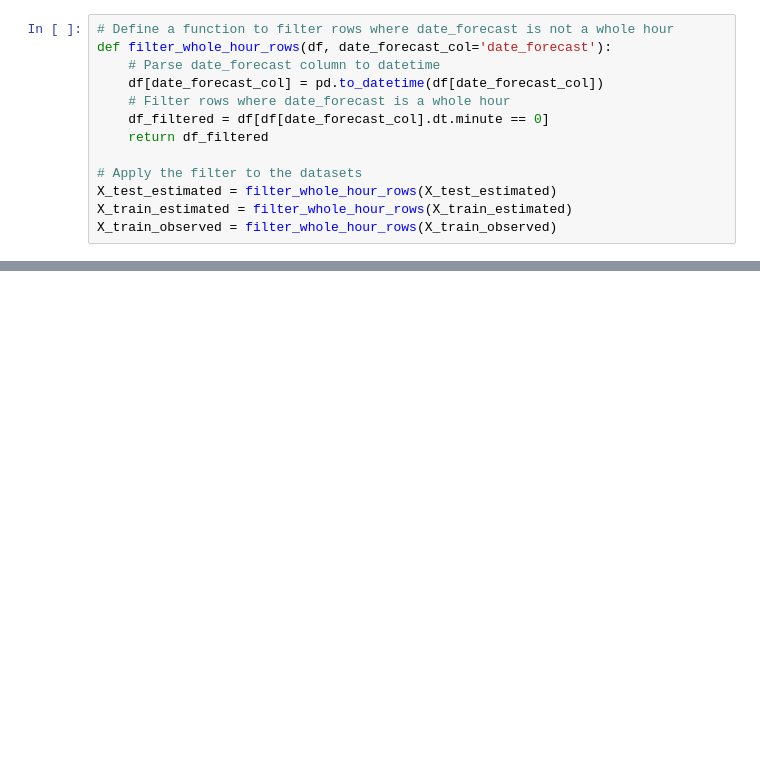
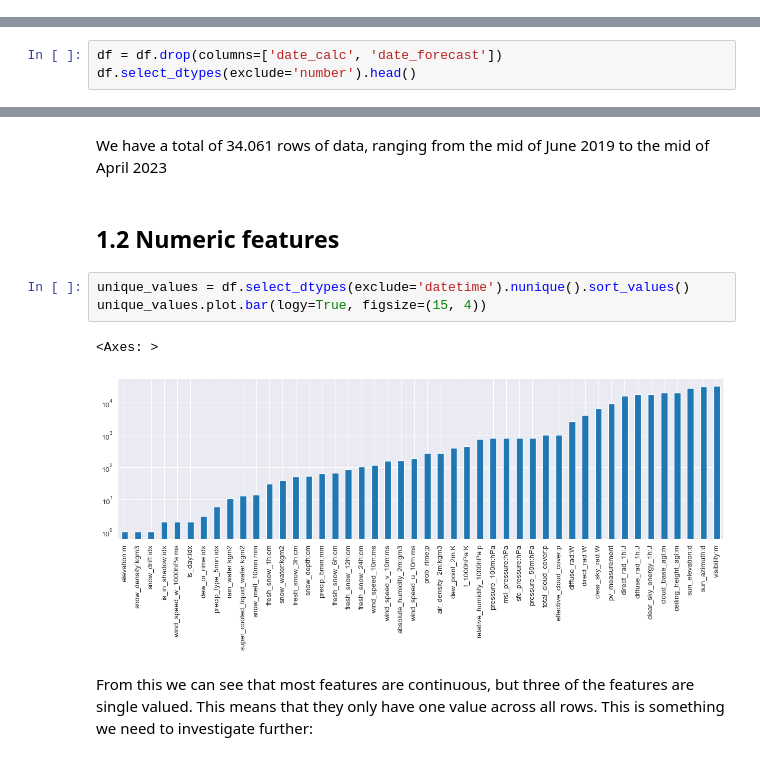
Before and after one commit to Markuski2023/MLGroupProject, a Jupyter notebook: src/EDA.ipynb, the cells around one changed output, grey strips where cells are left out. Saved outputs shown, nothing was run; the diff lists cells and outputs as text; blank space fills up the shorter version.

```diff
--- a/src/EDA.ipynb
+++ b/src/EDA.ipynb
@@ -81,13 +57,0 @@ df.describe()
-# %%
-# Define a function to filter rows where date_forecast is not a whole hour
-def filter_whole_hour_rows(df, date_forecast_col='date_forecast'):
-    # Parse date_forecast column to datetime
-    df[date_forecast_col] = pd.to_datetime(df[date_forecast_col])
-    # Filter rows where date_forecast is a whole hour
-    df_filtered = df[df[date_forecast_col].dt.minute == 0]
-    return df_filtered
-
-# Apply the filter to the datasets
-X_test_estimated = filter_whole_hour_rows(X_test_estimated)
-X_train_estimated = filter_whole_hour_rows(X_train_estimated)
-X_train_observed = filter_whole_hour_rows(X_train_observed)
@@ -275,0 +118,3 @@ plt.show()
+# %%
+df = df.drop(columns=['date_calc', 'date_forecast'])
+df.select_dtypes(exclude='number').head()
@@ -275,0 +139,12 @@ plt.show()
+# %% [markdown]
+We have a total of 34.061 rows of data, ranging from the mid of June 2019 to the mid of April 2023
+# %% [markdown]
+## 1.2 Numeric features
+# %%
+unique_values = df.select_dtypes(exclude='datetime').nunique().sort_values()
+unique_values.plot.bar(logy=True, figsize=(15, 4))
+# %% [output]
+<Axes: >
+[figure, added]
+# %% [markdown]
+From this we can see that most features are continuous, but three of the features are single valued. This means that they only have one value across all rows. This is something we need to investigate further:
```
Also changed, not shown: parts of 77 cells of this notebook, 7 other files.
